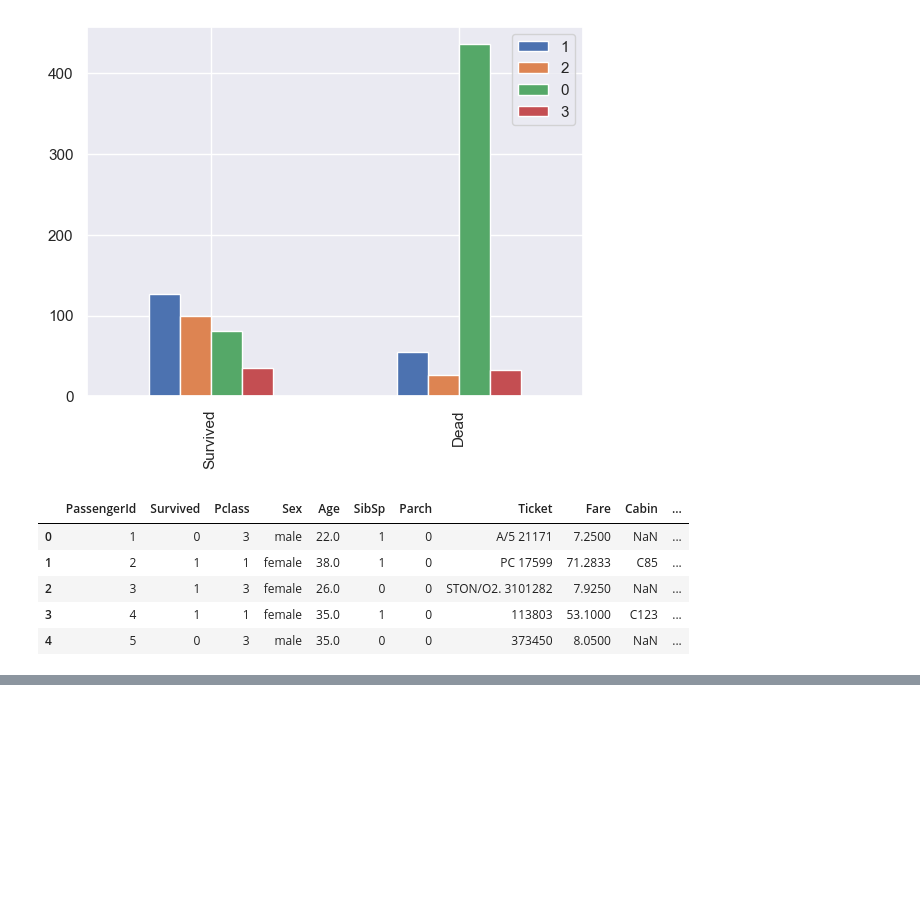
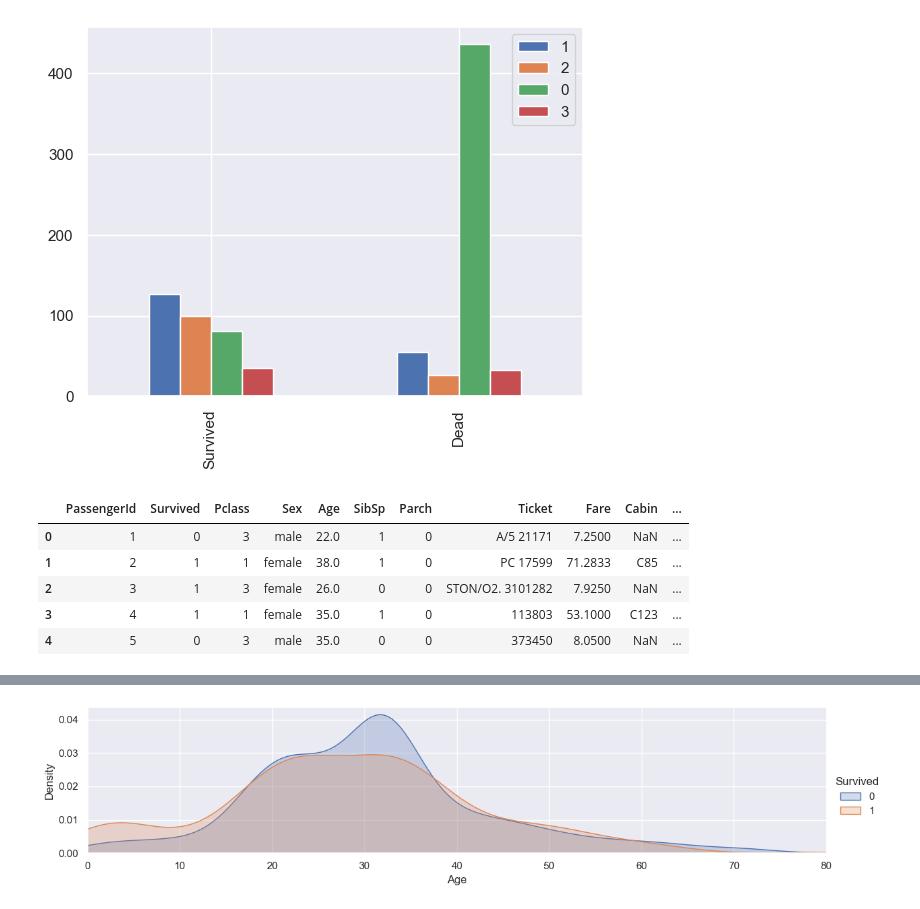
Before and after one commit to Mahfazzalin/Titanic, a Jupyter notebook: Titanic.ipynb, the cells around one changed output, grey strips where cells are left out. Drawn from its saved outputs; the diff is of its cells as text; code cells hidden in the pictures; blank space fills up the shorter version.

```diff
--- a/Titanic.ipynb
+++ b/Titanic.ipynb
@@ -274,0 +277,5 @@ train.head()
+# %%
+grouping = train.groupby("Title")["Age"]
+
+train["Age"].fillna(grouping.transform("mean"), inplace = True)
+train.head()
@@ -274,0 +305,9 @@ train.head()
+# %%
+facet = sns.FacetGrid(train, hue="Survived",aspect=4)
+facet.map(sns.kdeplot,'Age',fill=True) # if i replace fill by shade it will gives an error in future version
+facet.set(xlim=(0,train['Age'].max()))
+facet.add_legend()
+
+plt.show()
+# %% [output]
+[figure, added]
```
Also changed, not shown: parts of 6 cells of this notebook.
